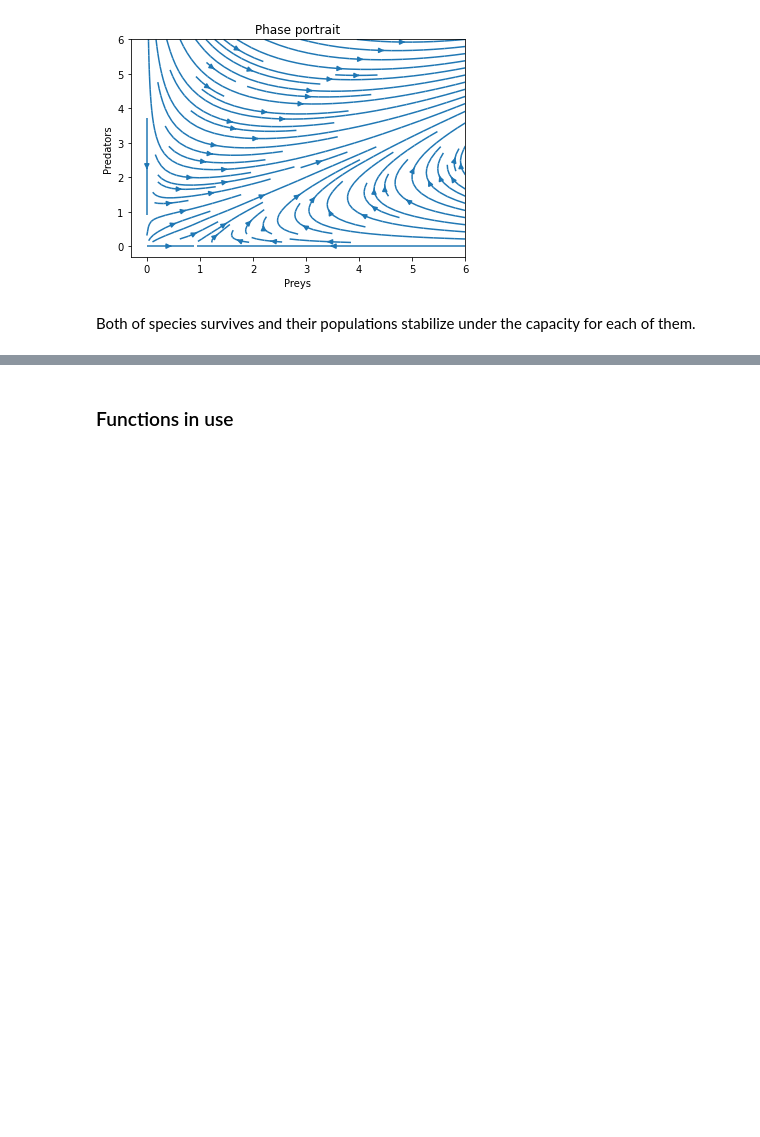
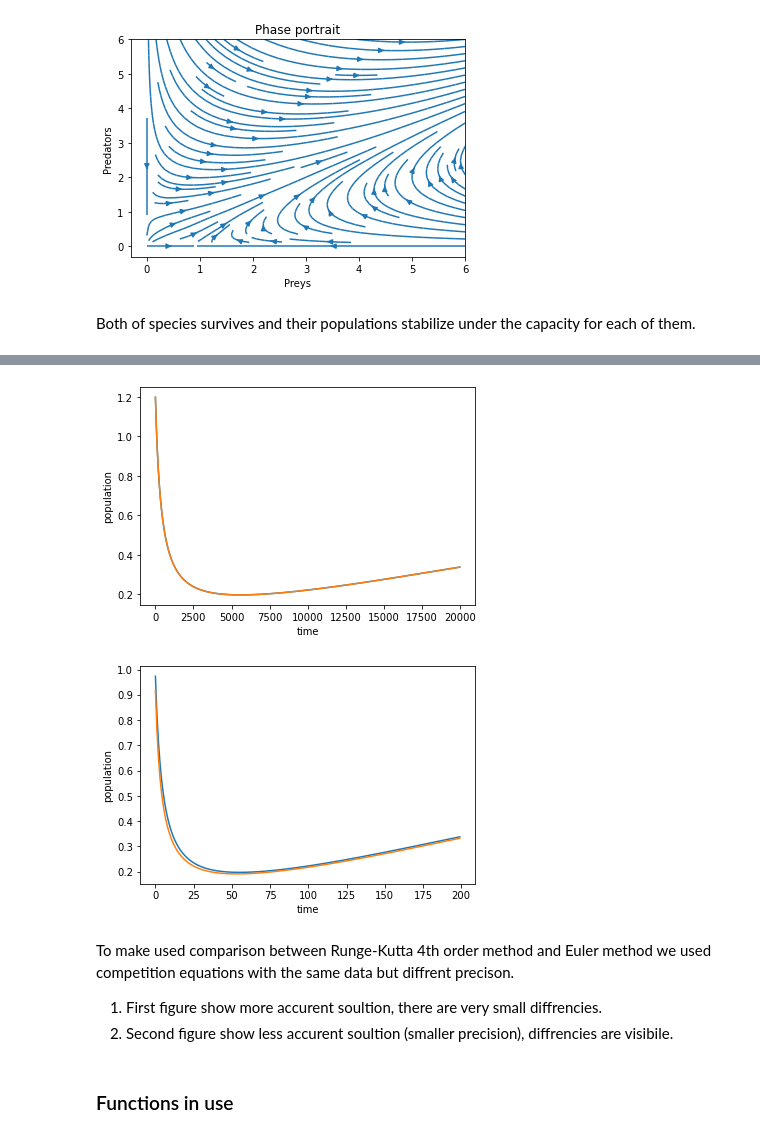
Before and after one commit to Deneverhad/Lotka, a Jupyter notebook: Lotka-Voltera.ipynb, the cells around one changed output, grey strips where cells are left out. Drawn from its saved outputs; the diff is of its cells as text; code cells hidden in the pictures; blank space fills up the shorter version.

```diff
--- a/Lotka-Voltera.ipynb
+++ b/Lotka-Voltera.ipynb
@@ -396,3 +354,58 @@ print(sol[-200:-1])
+# %%
+r= 0.3; s = 0.6
+k1 = 0.8; k2 = 0.5
+a1 = 1.5; a2 = 1.0
+
+competitions = [lambda F: F[1] * r * (1 - (F[1] / k1) - a1 * (F[2] / k2)),
+             lambda F: F[2] * s * (1 - (F[2] / k2) - a2 *  (F[1] / k1))]
+
+Y = [2.0, 1.2]
+
+# solution accurate
+solver_kuta = runge_kutta_method(competitions, 20, 0, Y)
+solver_euler = calculate_euler_method(competitions, 20, 0, Y)
+data_plot_kuta_prey = []
+data_plot_kuta_pred = []
+data_plot_euler_prey = []
+data_plot_euler_pred = []
+
+for i in range(0,len(solver_kuta)):
+    data_plot_kuta_pred.append(solver_kuta[i][1])
+    data_plot_euler_pred.append(solver_euler[i][1])
+
+plt.plot(data_plot_kuta_pred)
+plt.plot(data_plot_euler_pred)
+plt.xlabel("time")
+plt.ylabel("population")
+plt.show()
+
+# solution not accurate
+solver_kuta = runge_kutta_method(competitions, 20, 0, Y, 0.1)
+solver_euler = calculate_euler_method(competitions, 20, 0, Y, 0.1)
+data_plot_kuta_prey = []
+data_plot_kuta_pred = []
+data_plot_euler_prey = []
+data_plot_euler_pred = []
+
+for i in range(0,len(solver_kuta)):
+    data_plot_kuta_pred.append(solver_kuta[i][1])
+    data_plot_euler_pred.append(solver_euler[i][1])
+
+plt.plot(data_plot_kuta_pred)
+plt.plot(data_plot_euler_pred)
+plt.xlabel("time")
+plt.ylabel("population")
+plt.show()
+# %% [output]
+[figure, added]
+[figure, added]
+# %% [markdown]
+To make used comparison between Runge-Kutta 4th order method and Euler method we used competition equations with the same data but diffrent precison.
+
+<ol>
+  <li>First figure show more accurent soultion, there are very small diffrencies.</li>
+  <li>Second figure show less accurent soultion (smaller precision), diffrencies are visibile.</li>
+</ol>
 # %% [markdown]
 ### Functions in use
 # %%
```
Also changed, not shown: parts of 3 cells of this notebook.
